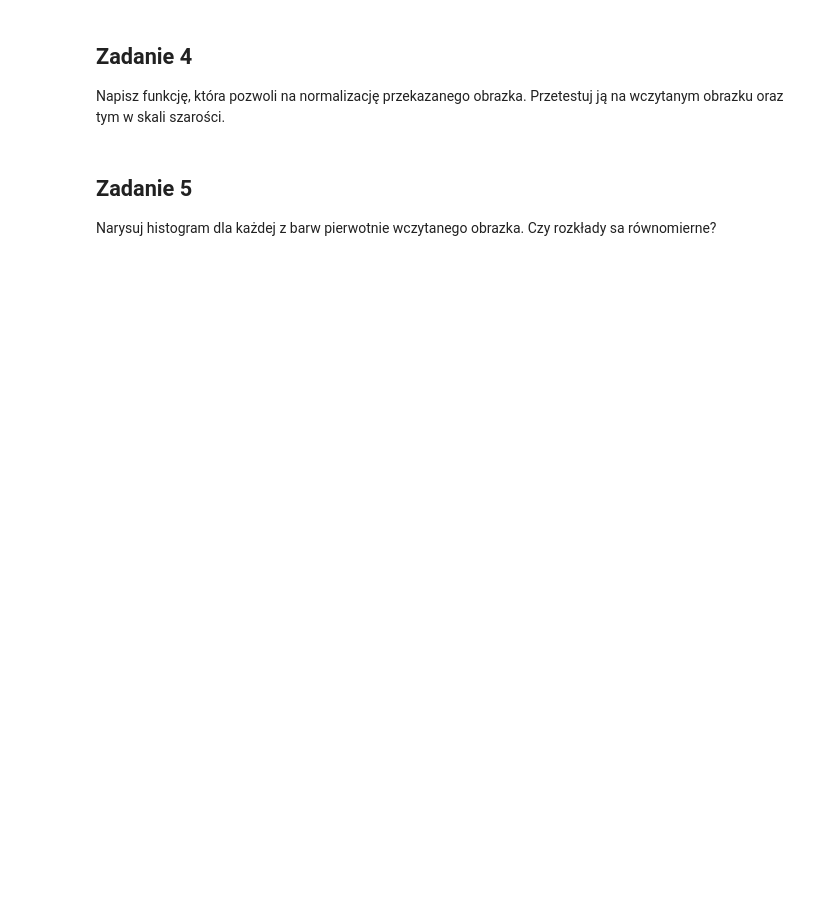
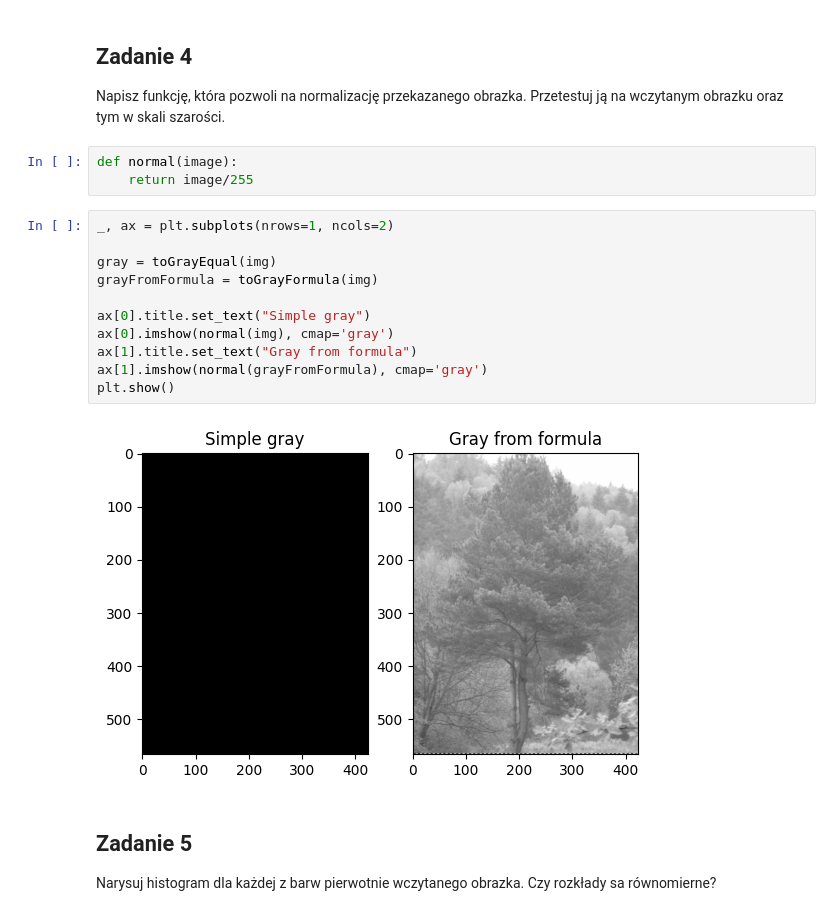
Before and after one commit to Krystian-Matusiak/MACHINE_LEARNING_METHODS, a Jupyter notebook: PWR_AI_NN_LABS/LAB_2/Lab1.ipynb, the cells around one changed output. Drawn from its saved outputs; the diff is of its cells as text; blank space fills up the shorter version.

```diff
--- a/PWR_AI_NN_LABS/LAB_2/Lab1.ipynb
+++ b/PWR_AI_NN_LABS/LAB_2/Lab1.ipynb
@@ -46,6 +85,22 @@ Napisz dwie funkcje, które pozwolą na przeniesienie kolorowego obrazka do skla
 ## Zadanie 4
 
 Napisz funkcję, która pozwoli na normalizację przekazanego obrazka. Przetestuj ją na wczytanym obrazku oraz tym w skali szarości.
+# %%
+def normal(image):
+    return image/255
+# %%
+_, ax = plt.subplots(nrows=1, ncols=2)
+
+gray = toGrayEqual(img)
+grayFromFormula = toGrayFormula(img)
+
+ax[0].title.set_text("Simple gray")
+ax[0].imshow(normal(img), cmap='gray')
+ax[1].title.set_text("Gray from formula")
+ax[1].imshow(normal(grayFromFormula), cmap='gray')
+plt.show()
+# %% [output]
+[figure, added]
 # %% [markdown]
 ## Zadanie 5
 Narysuj histogram dla każdej z barw pierwotnie wczytanego obrazka. Czy rozkłady sa równomierne?
```
Also changed, not shown: parts of 8 cells of this notebook, 1 other file.
